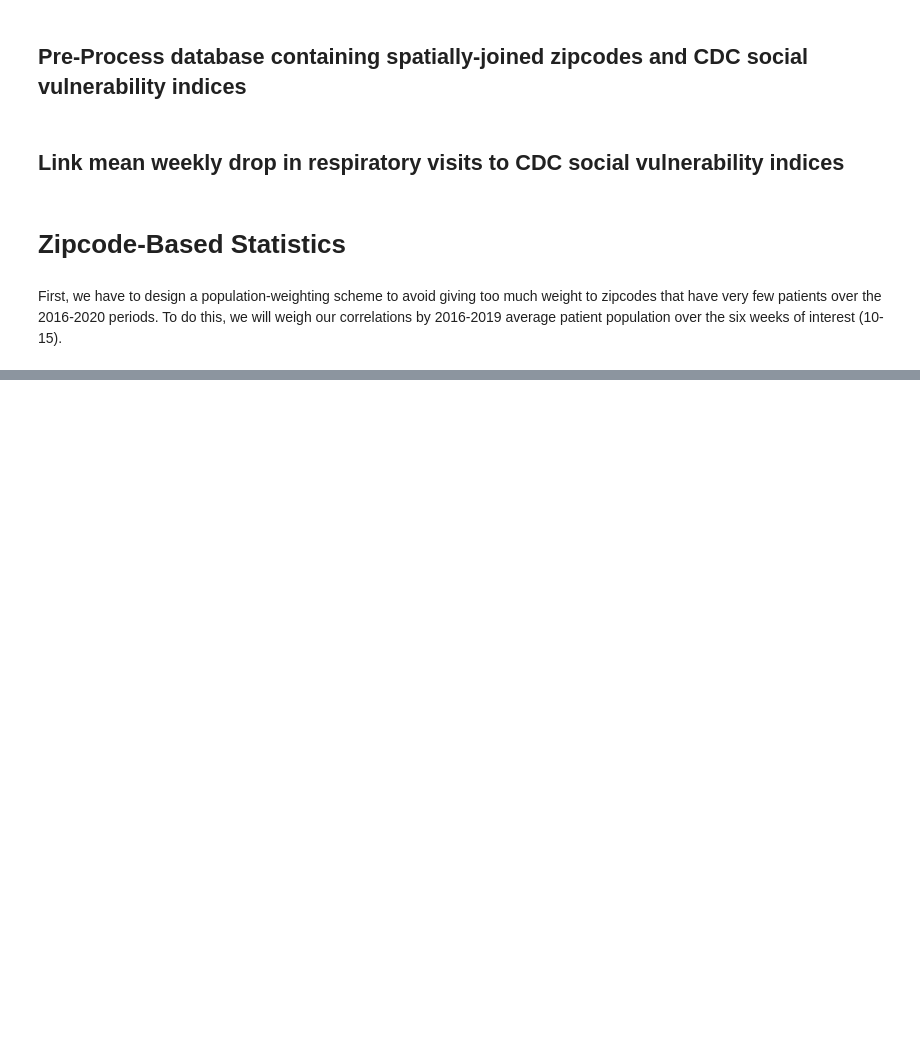
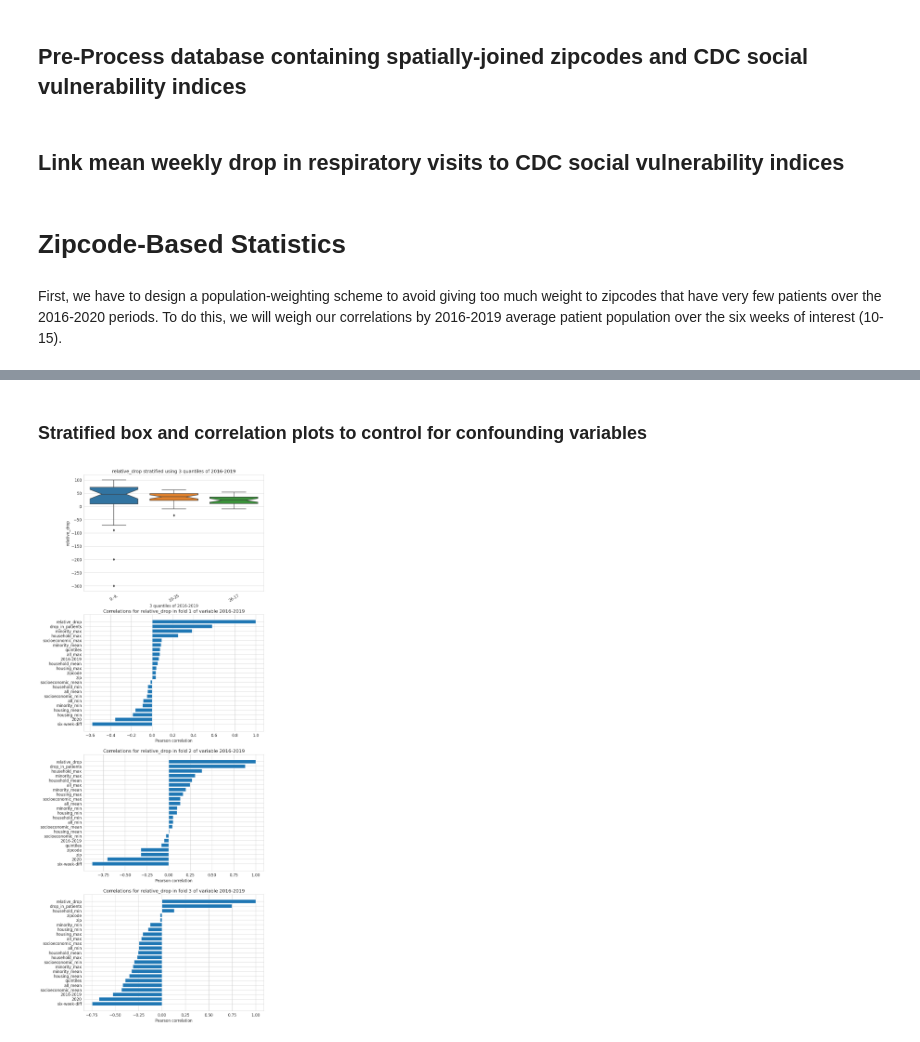
Before and after one commit to tbeucler/2023_SD_REP, a Jupyter notebook: Figures_Tables.ipynb, the cells around one changed output, grey strips where cells are left out. Saved outputs shown, nothing was run; the diff lists cells and outputs as text; code cells hidden in the pictures; blank space fills up the shorter version.

```diff
--- a/Figures_Tables.ipynb
+++ b/Figures_Tables.ipynb
@@ -235,6 +248,0 @@ The best correlation with the absolute `drop_in_patients` is the `2016-2019` ave
-# %%
-svi_zip_diff['Drop_in_percent'] = 100*svi_zip_diff['six-week-diff']/svi_zip_diff['2016-2019']
-# %%
-svi_zip_diff['Relative_drop'] = svi_zip_diff['drop_in_patients']/svi_zip_diff['2016-2019']
-corr_matrix = svi_zip_diff.corr(method='pearson', numeric_only=True)
-best_corr = corr_matrix['Relative_drop'].sort_values(ascending=False)
@@ -258,17 +249,2 @@ best_corr_mean
-# %%
-# Turn it into a horizontal bar plot
-fig,ax = plt.subplots(figsize=(12.5,7.5))
-# extract labels and values
-labels = list(best_corr_mean.keys())
-values = list(best_corr_mean.values())
-labels = labels[::-1] # change the order to go from most to least correlated
-values = values[::-1] # ditto
-
-# create a horizontal bar plot
-plt.barh(labels, values)
-
-# add labels and title
-plt.xlabel('Pearson correlation')
-plt.title('Correlation between SVIs and drop in respiratory visits')
-
-fig.savefig('Pearson_correlations.pdf', format='pdf')
+# %% [markdown]
+### Stratified box and correlation plots to control for confounding variables
@@ -274,0 +304,4 @@ fig.savefig('Pearson_correlations.pdf', format='pdf')
+# %%
+stratified_plot(svi_zip_diff, '2016-2019', 'relative_drop', n_folds=3);
+# %% [output]
+[figure, added]
```
Also changed, not shown: parts of 19 cells of this notebook.
